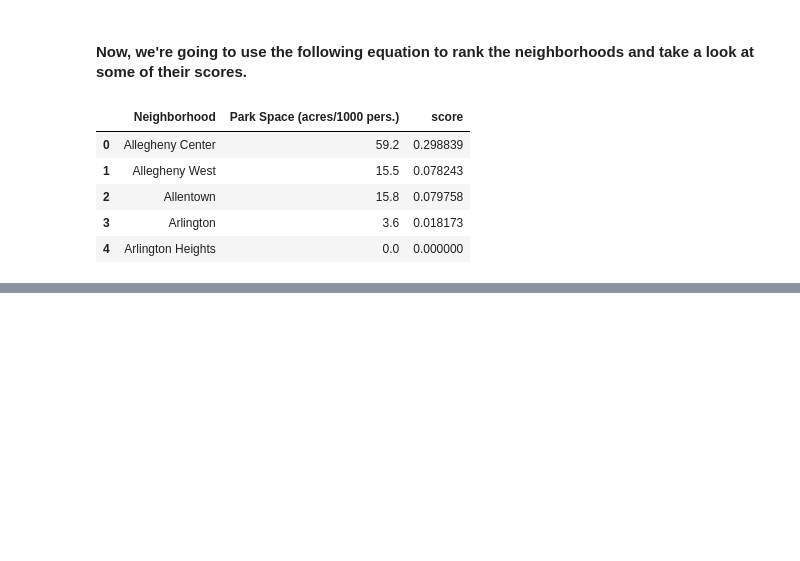
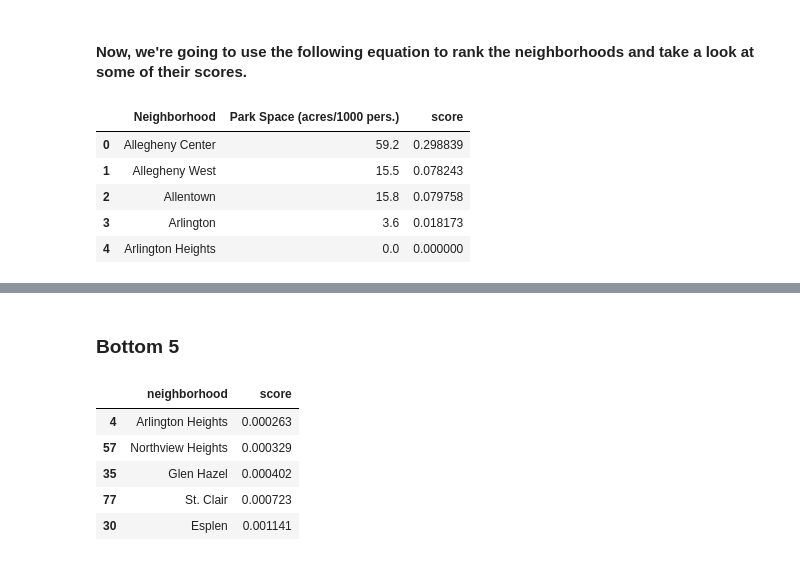
Before and after one commit to ocilical/big-ideas-final, a Jupyter notebook: main.ipynb, the cells around one changed output, grey strips where cells are left out. Saved outputs shown, nothing was run; the diff lists cells and outputs as text; code cells hidden in the pictures; blank space fills up the shorter version.

```diff
--- a/main.ipynb
+++ b/main.ipynb
@@ -258,0 +285,11 @@ parkCounts.head()
+# %% [markdown]
+### Bottom 5
+# %%
+finalScores.sort_values(by="score", ascending=True).head(5)
+# %% [output]
+|  | neighborhood | score |
+| 4 | Arlington Heights | 0.000263 |
+| 57 | Northview Heights | 0.000329 |
+| 35 | Glen Hazel | 0.000402 |
+| 77 | St. Clair | 0.000723 |
+| 30 | Esplen | 0.001141 |
```
Also changed, not shown: parts of 5 cells of this notebook.
